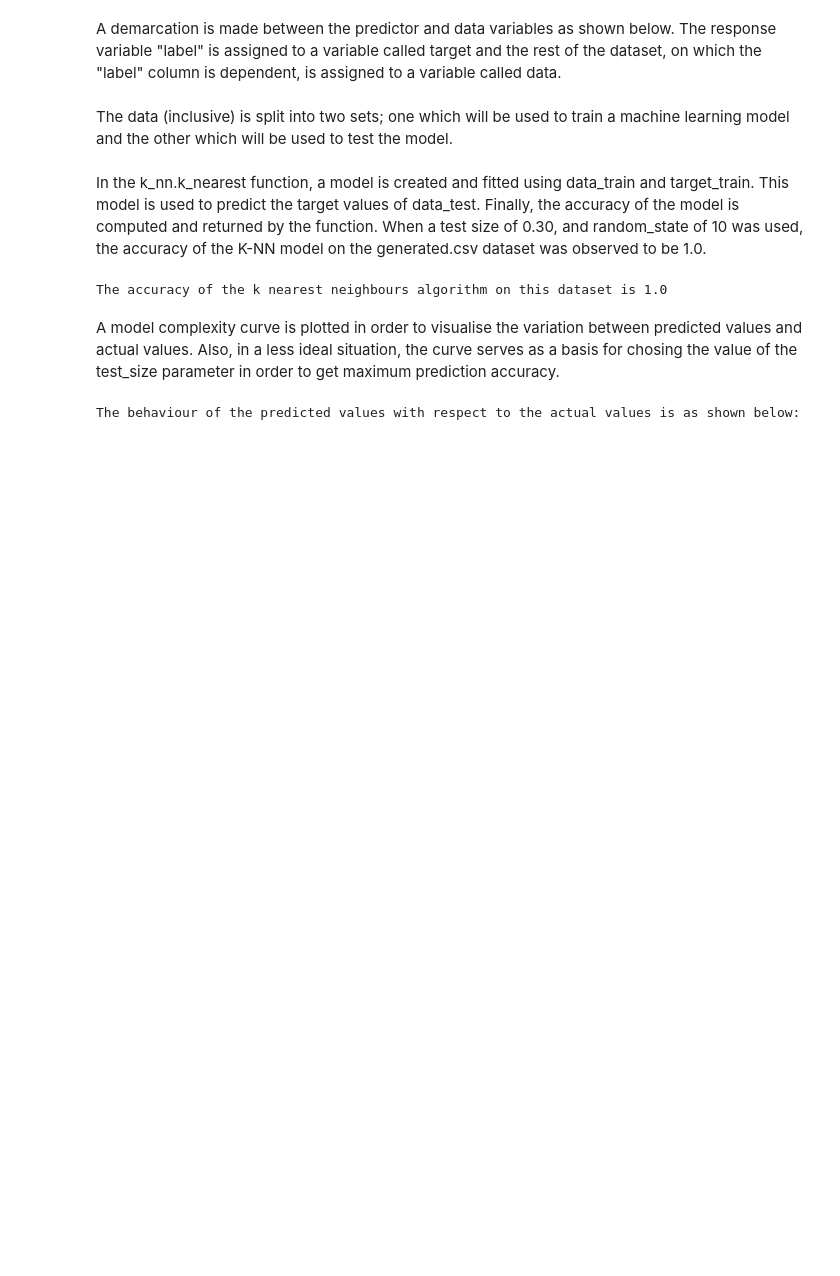
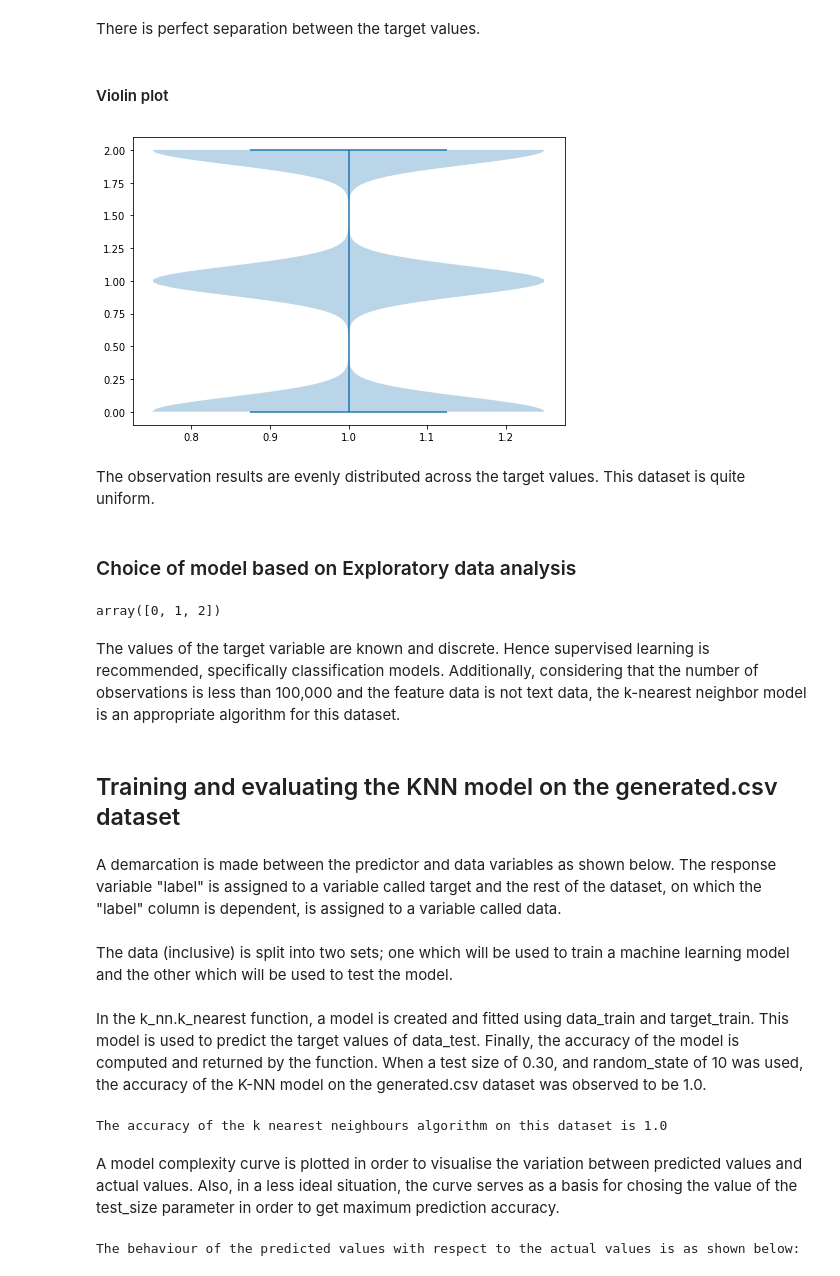
Before and after one commit to mozilla/PRESC, a Jupyter notebook: dev/tab1tha/train_test.ipynb, the cells around one changed output. Drawn from its saved outputs; the diff is of its cells as text; code cells hidden in the pictures; blank space fills up the shorter version.

```diff
--- a/dev/tab1tha/train_test.ipynb
+++ b/dev/tab1tha/train_test.ipynb
@@ -61,3 +56,23 @@ All predictor variable values are of the same data type (float) and the target v
+# %% [markdown]
+There is perfect separation between the target values.
+# %% [markdown]
+#### Violin plot
+# %%
+explore_data.violin_visualize(df)
+# %% [output]
+[figure, added]
+# %% [markdown]
+The observation results are evenly distributed across the target values. This dataset is quite uniform.
+# %% [markdown]
+### Choice of model based on Exploratory data analysis
+# %%
+df['label'].unique()
+# %% [output]
+array([0, 1, 2])
+# %% [markdown]
+The values of the target variable are known and discrete. Hence supervised learning is recommended, specifically classification models. Additionally, considering that the number of observations is less than 100,000 and the feature data is not text data, the k-nearest neighbor model is an appropriate algorithm for this dataset.
+# %% [markdown]
+## Training and evaluating the KNN model on the generated.csv dataset
 # %% [markdown]
 A demarcation is made between the predictor and data variables as shown below. The response variable "label" is assigned to a variable called target and the rest of the dataset, on which the "label" column is dependent, is assigned to a variable called data.
 # %%
```
Also changed, not shown: parts of 19 cells of this notebook, 4 other files.
